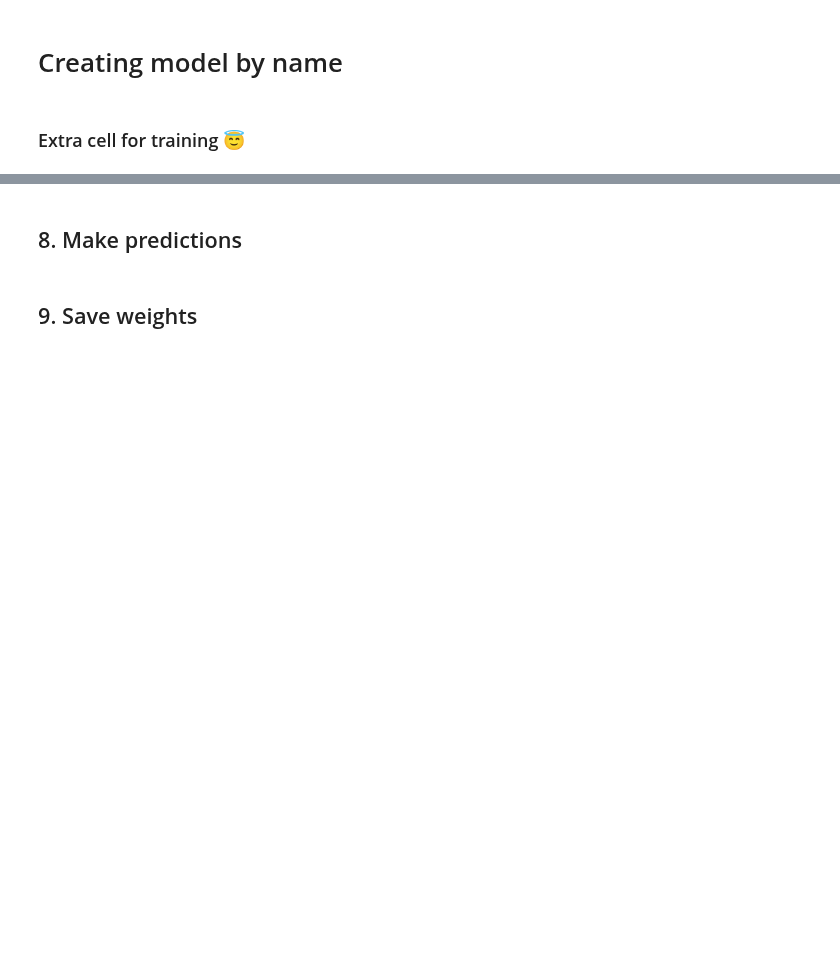
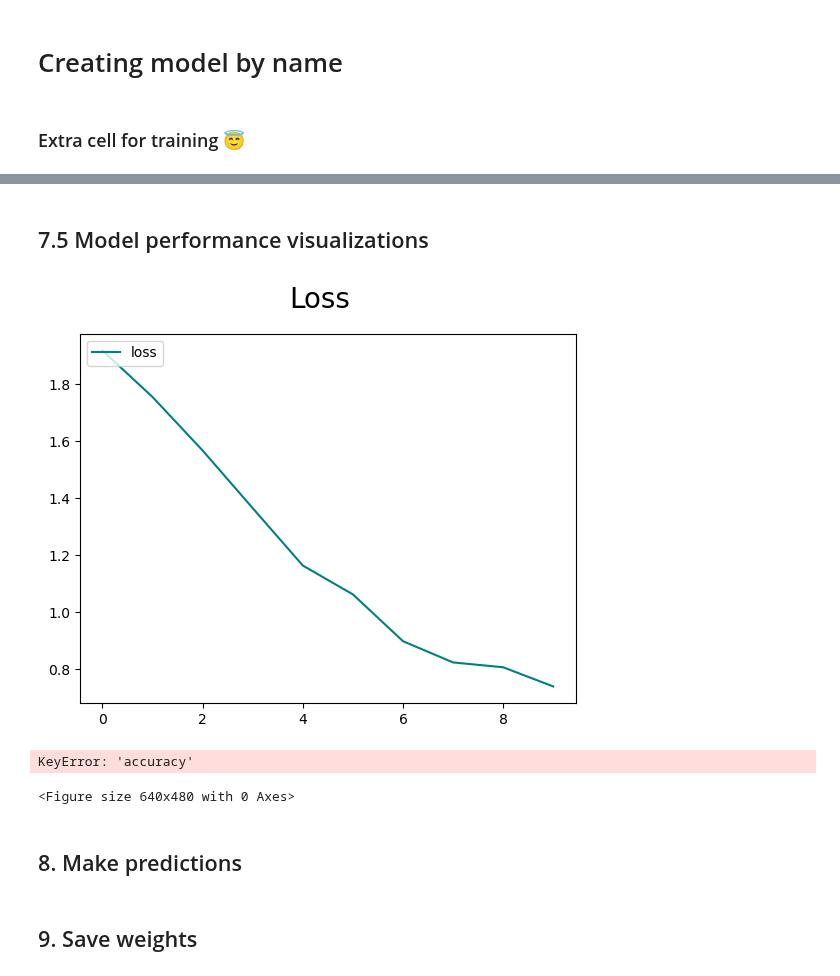
Before and after one commit to Chrille91/Sign-Language-Detector, a Jupyter notebook: B_Training.ipynb, the cells around one changed output, grey strips where cells are left out. Saved outputs shown, nothing was run; the diff lists cells and outputs as text; code cells hidden in the pictures; blank space fills up the shorter version.

Commit message:
visualizations and new metrics argument for model function + minor changes

```diff
--- a/B_Training.ipynb
+++ b/B_Training.ipynb
@@ -67,15 +63,23 @@ log_dir = os.path.join('Logs')
 # neural multiplicator: multiply neurons per layer by this amount (default = 1); the higher NM, the longer the computation
 # output will change according if facemesh_included = True or False
 
+neural_multiplicator = 1 # used for naming of weights file, so only update number
+model = create_model(
+    model_type = "LSTM",
+    act_funct = "tanh",
+    activation = "softmax",
+    neural_factor = neural_multiplicator,
+    metrics = ['categorical_accuracy', 'accuracy', 'Precision', 'Recall']
+    )
+
 # reLU = Rectified Linear Activation Function: returns 0 if it receives any negative input, but for any positive value x it returns that value back.  It helps the model to account for non-linearity.
 # Sigmoid: Outputs a value between 0 and 1, making it suitable for binary classification or multilabel classification tasks where each label is predicted independently.
-model_type, activation_function, activation, neural_multiplicator = "LSTM", "tanh", "softmax", 20
-model = create_model(model_type, activation_function, activation, neural_multiplicator)
 # %% [markdown]
 # Creating model by name
 # %%
-from model import build_which_model
-# build_which_model:
-model_name = "model_1"
-model = build_which_model(model_name)
+if is_martin:
+    from model import build_which_model
+    # build_which_model:
+    model_name = "model_1"
+    model = build_which_model(model_name)
 # %%
@@ -137,5 +135,8 @@ tb_callback = tf.keras.callbacks.TensorBoard(
 # %%
 # val_data =
 # hist = model.fit(X_train, y_train, epochs=2000, validation_data=val_data, callbacks=[early_stopping])
-model.fit(X_train, y_train, epochs=130, callbacks=[tb_callback])
 # model.fit(X_train, y_train, epochs=2000, callbacks=[early_stopping])
+
+epochs = 100
+
+hist = model.fit(X_train, y_train, epochs=epochs, callbacks=[tb_callback])
@@ -143,0 +184,2 @@ model.summary()
+# %% [markdown]
+## 7.5 Model performance visualizations
@@ -144,3 +189,22 @@ model.summary()
+# %%
+fig = plt.figure()
+plt.plot(hist.history['loss'], color='teal', label='loss')
+# plt.plot(hist.history['val_loss'], color='orange', label='val_loss')
+fig.suptitle('Loss', fontsize=20)
+plt.legend(loc="upper left")
+plt.show()
+# %% [output]
+[figure, added]
+# %%
+fig = plt.figure()
+plt.plot(hist.history['accuracy'], color='teal', label='accuracy')
+# plt.plot(hist.history['val_accuracy'], color='orange', label='val_accuracy')
+fig.suptitle('Accuracy', fontsize=20)
+plt.legend(loc="upper left")
+plt.show()
+# %% [output]
+KeyError: 'accuracy'
+<Figure size 640x480 with 0 Axes>
 # %% [markdown]
 ## 8. Make predictions
 # %%
```
Also changed, not shown: parts of 6 cells of this notebook, 7 other files.
